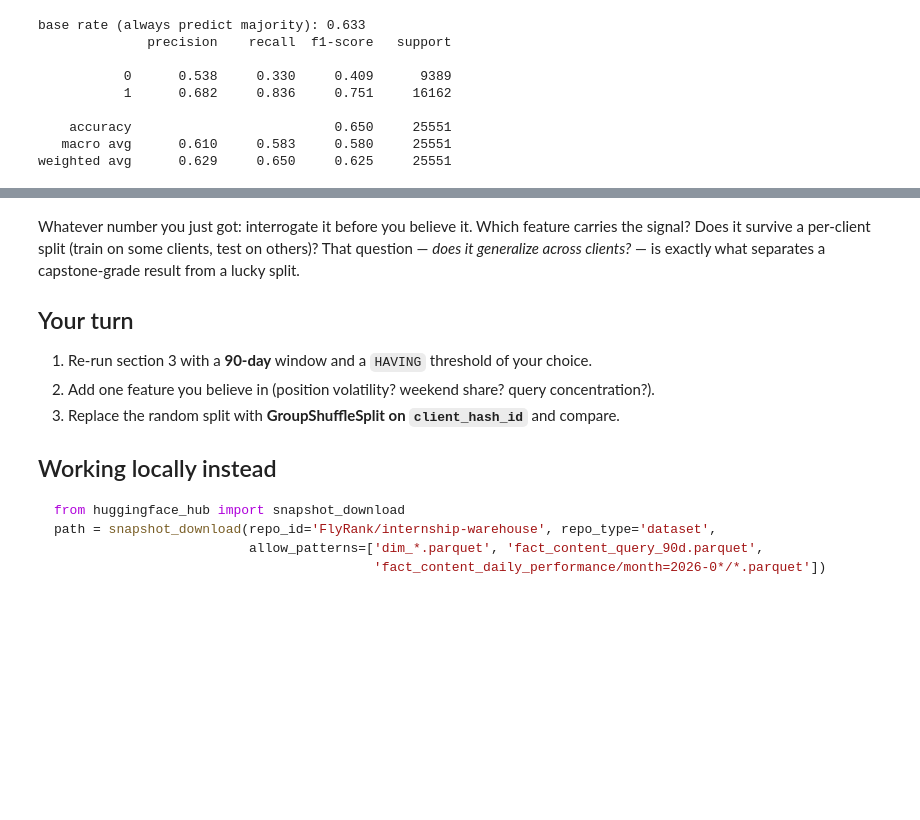
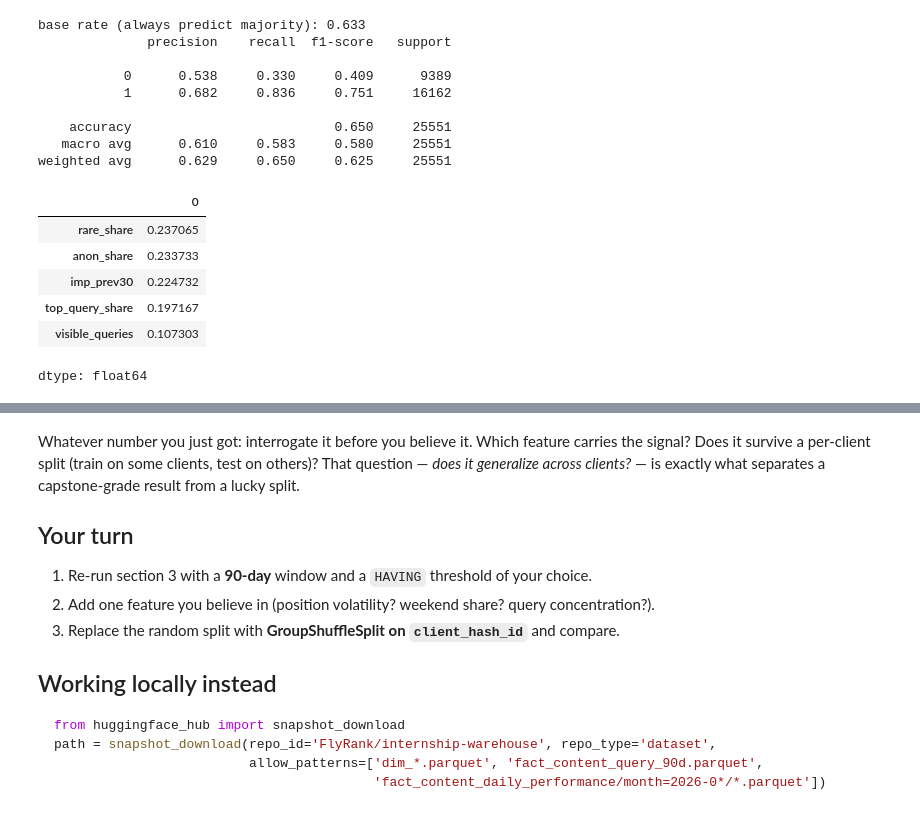
Before and after one commit to mistyy12/flyrank-ML, a Jupyter notebook: notebooks/03_working_with_the_full_release.ipynb, the cells around one changed output, grey strips where cells are left out. Saved outputs shown, nothing was run; the diff lists cells and outputs as text; code cells hidden in the pictures; blank space fills up the shorter version.

```diff
--- a/notebooks/03_working_with_the_full_release.ipynb
+++ b/notebooks/03_working_with_the_full_release.ipynb
@@ -199,3 +197,18 @@ base rate (always predict majority): 0.633
     accuracy                          0.650     25551
    macro avg      0.610     0.583     0.580     25551
 weighted avg      0.629     0.650     0.625     25551
+# %%
+import pandas as pd
+
+pd.Series(
+    model.feature_importances_,
+    index=feature_cols
+).sort_values(ascending=False)
+# %% [output]
+|  | 0 |
+| rare_share | 0.237065 |
+| anon_share | 0.233733 |
+| imp_prev30 | 0.224732 |
+| top_query_share | 0.197167 |
+| visible_queries | 0.107303 |
+dtype: float64
```
Also changed, not shown: parts of 2 cells of this notebook.
